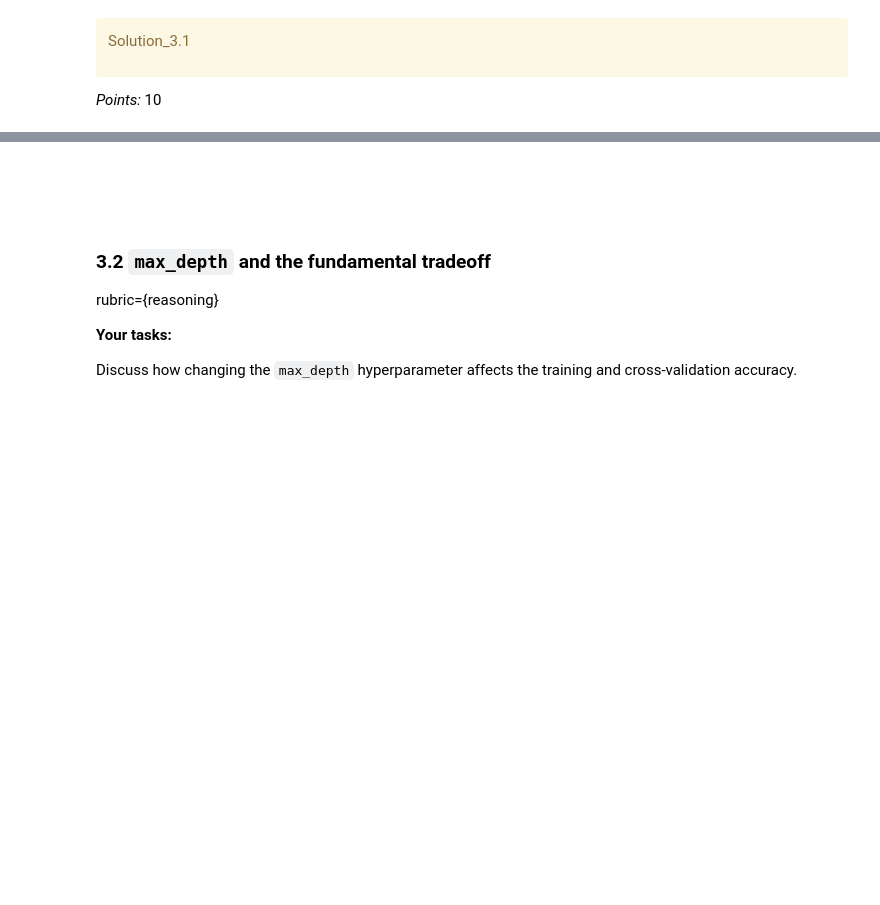
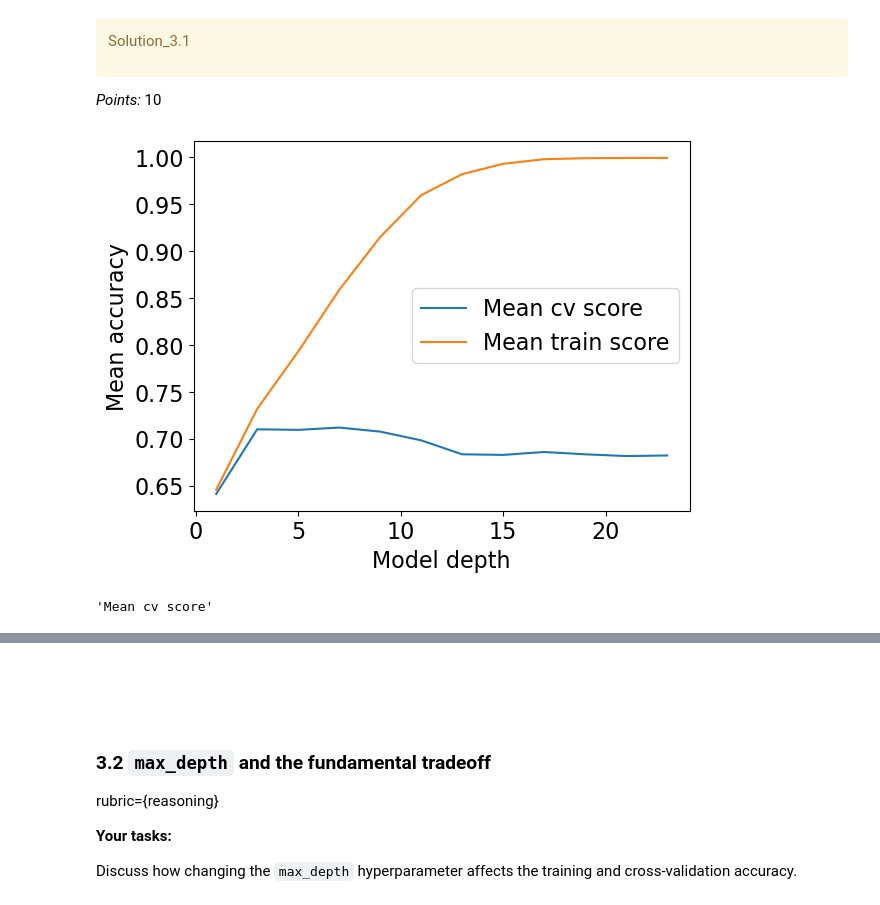
Before and after one commit to kaigg96/cpsc330-2023s, a Jupyter notebook: hw/hw2/hw2.ipynb, the cells around one changed output, grey strips where cells are left out. Cells and saved outputs as stored; diff of their text form; code cells hidden in the pictures; blank space fills up the shorter version.

```diff
--- a/hw/hw2/hw2.ipynb
+++ b/hw/hw2/hw2.ipynb
@@ -78,8 +78,7 @@ Solution_1.1
 
 _Points:_ 2
 # %%
-spotify_df = pd.read_csv('data/data.csv', index_col=0)
-
+spotify_df = pd.read_csv('data/spotify.csv', index_col=0)
 spotify_df
 # %% [output]
 |  | acousticness | danceability | duration_ms | energy | instrumentalness | key | liveness | loudness | ... |
@@ -333,2 +331,7 @@ y_test = None
+# %%
+X_train = train_df.drop(columns=['target', 'song_title', 'artist'])
+y_train = train_df['target']
+X_test = test_df.drop(columns=['target', 'song_title', 'artist'])
+y_test = test_df['target']
 # %%
 grader.check("q2.1")
@@ -356,0 +358,3 @@ spotify_tree = None
+# %%
+spotify_tree = DecisionTreeClassifier(random_state=123)
+spotify_tree.fit(X_train, y_train)
@@ -429,0 +440,3 @@ scores_df = None
+# %%
+scores_df = pd.DataFrame(cross_validate(spotify_tree, X_train, y_train, cv=10, return_train_score=True))
+scores_df
@@ -494,4 +523,29 @@ max_depth_plot = None
+# %%
+# max_depth_plot: the figure plotted for this exercise
+max_depth_plot = None
+
+fig, ax = plt.subplots()
+mean_cv_scores = []
+mean_training_scores = []
+
+for depth in depths:
+    model = DecisionTreeClassifier(max_depth=depth, random_state=123).fit(X_train, y_train)
+    scores_df = pd.DataFrame(cross_validate(model, X_train, y_train, cv=10, return_train_score=True))
+    mean_cv_scores.append(np.mean(scores_df['test_score']))
+    mean_training_scores.append(np.mean(scores_df['train_score']))
+
+ax.plot(depths, mean_cv_scores, label='Mean cv score')
+ax.plot(depths, mean_training_scores, label='Mean train score')
+ax.set_xlabel('Model depth')
+ax.set_ylabel('Mean accuracy')
+ax.legend()
+
+max_depth_plot = ax
+# %% [output]
+[figure, added]
 # %%
 max_depth_plot.legend().get_texts()[0].get_text()
+# %% [output]
+'Mean cv score'
 # %%
 grader.check("q3.1")
```
Also changed, not shown: parts of 36 cells of this notebook, 7 other files.
